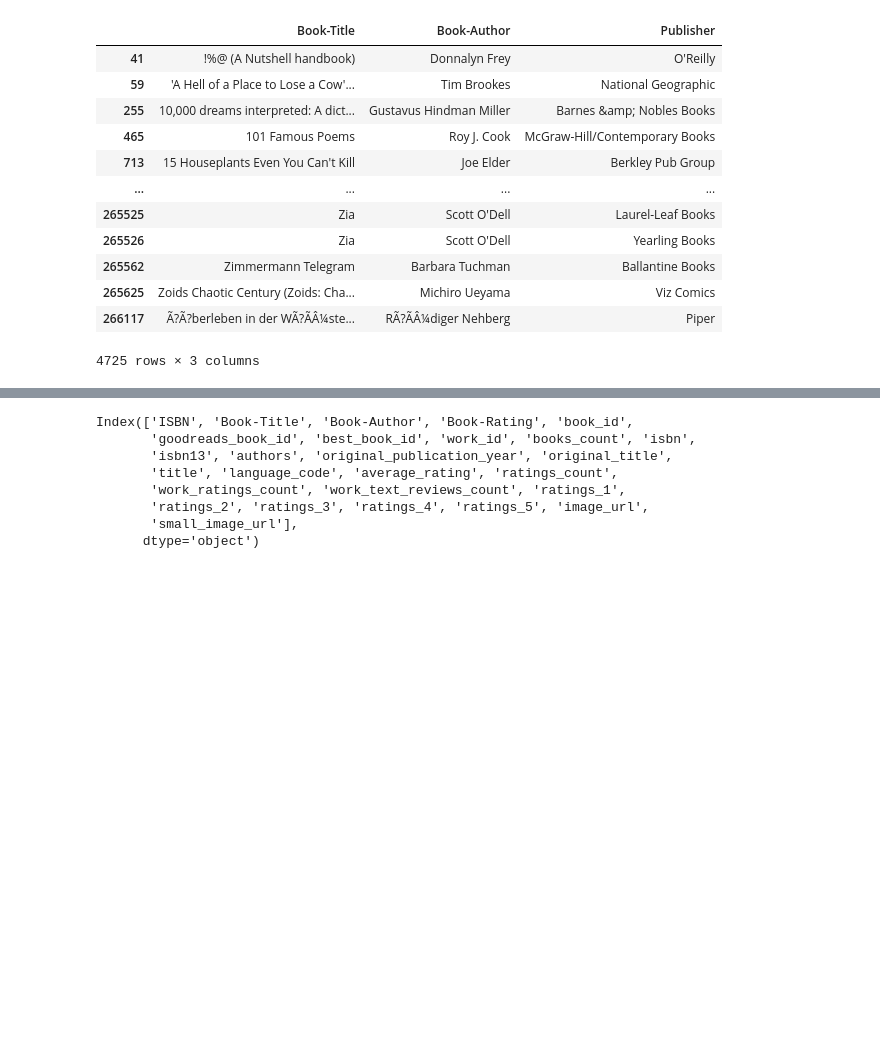
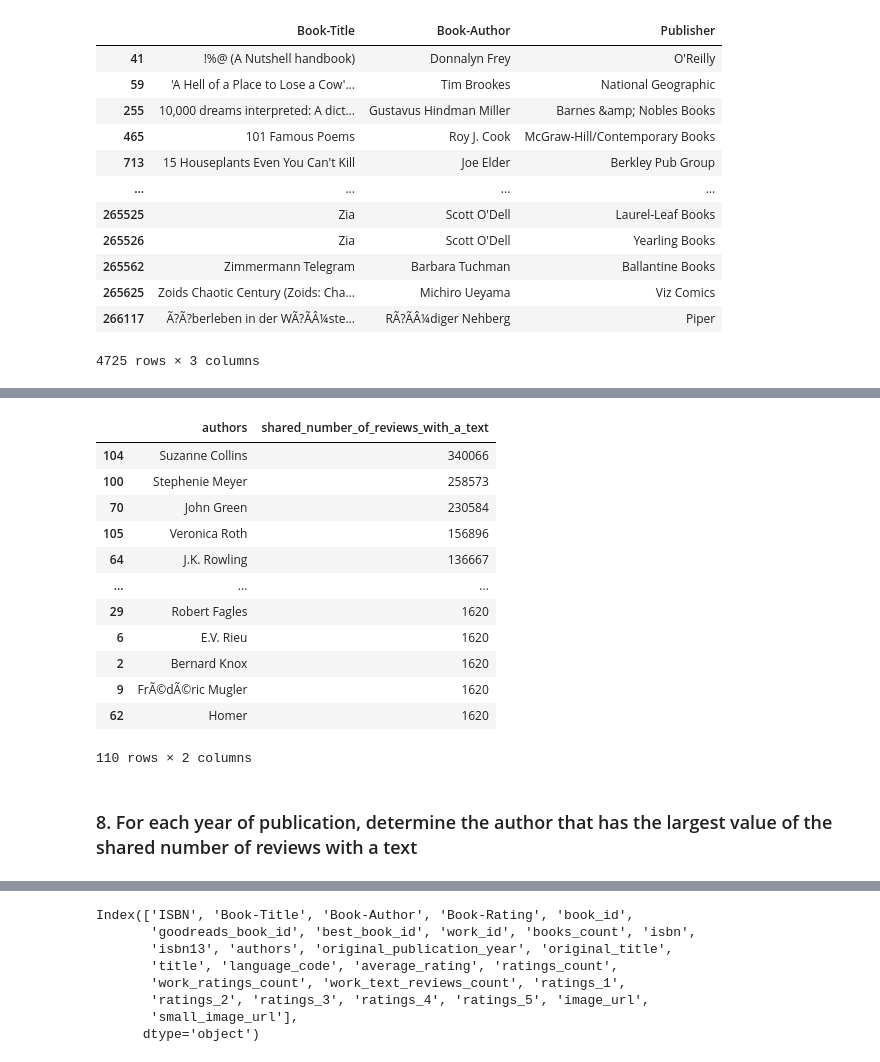
Before and after one commit to corinnastrada/pandas_uni_project, a Jupyter notebook: script_progetto.ipynb, the cells around one changed output, grey strips where cells are left out. Cells and saved outputs as stored; diff of their text form; code cells hidden in the pictures; blank space fills up the shorter version.

```diff
--- a/script_progetto.ipynb
+++ b/script_progetto.ipynb
@@ -363,4 +239,22 @@ authors_review
 | 108 | William Shakespeare | 7389 |
 | 109 | Yann Martel | 42962 |
 110 rows × 2 columns
+# %%
+authors_review.sort_values(by='shared_number_of_reviews_with_a_text', ascending=False)
+# %% [output]
+|  | authors | shared_number_of_reviews_with_a_text |
+| 104 | Suzanne Collins | 340066 |
+| 100 | Stephenie Meyer | 258573 |
+| 70 | John Green | 230584 |
+| 105 | Veronica Roth | 156896 |
+| 64 | J.K. Rowling | 136667 |
+| ... | ... | ... |
+| 29 | Robert Fagles | 1620 |
+| 6 | E.V. Rieu | 1620 |
+| 2 | Bernard Knox | 1620 |
+| 9 | FrÃ©dÃ©ric Mugler | 1620 |
+| 62 | Homer | 1620 |
+110 rows × 2 columns
+# %% [markdown]
+### 8. For each year of publication, determine the author that has the largest value of the shared number of reviews with a text
 # %%
```
Also changed, not shown: parts of 82 cells of this notebook.
